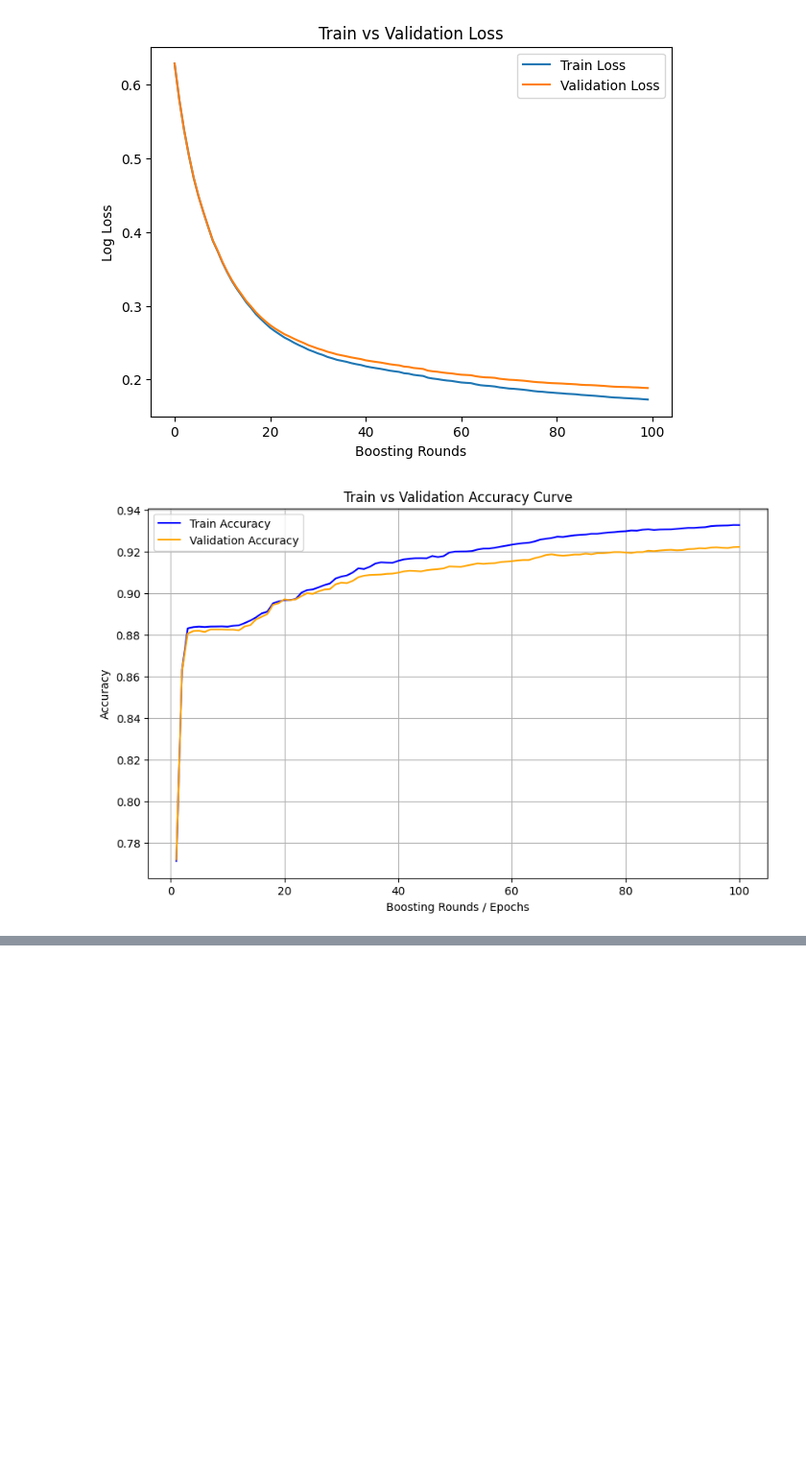
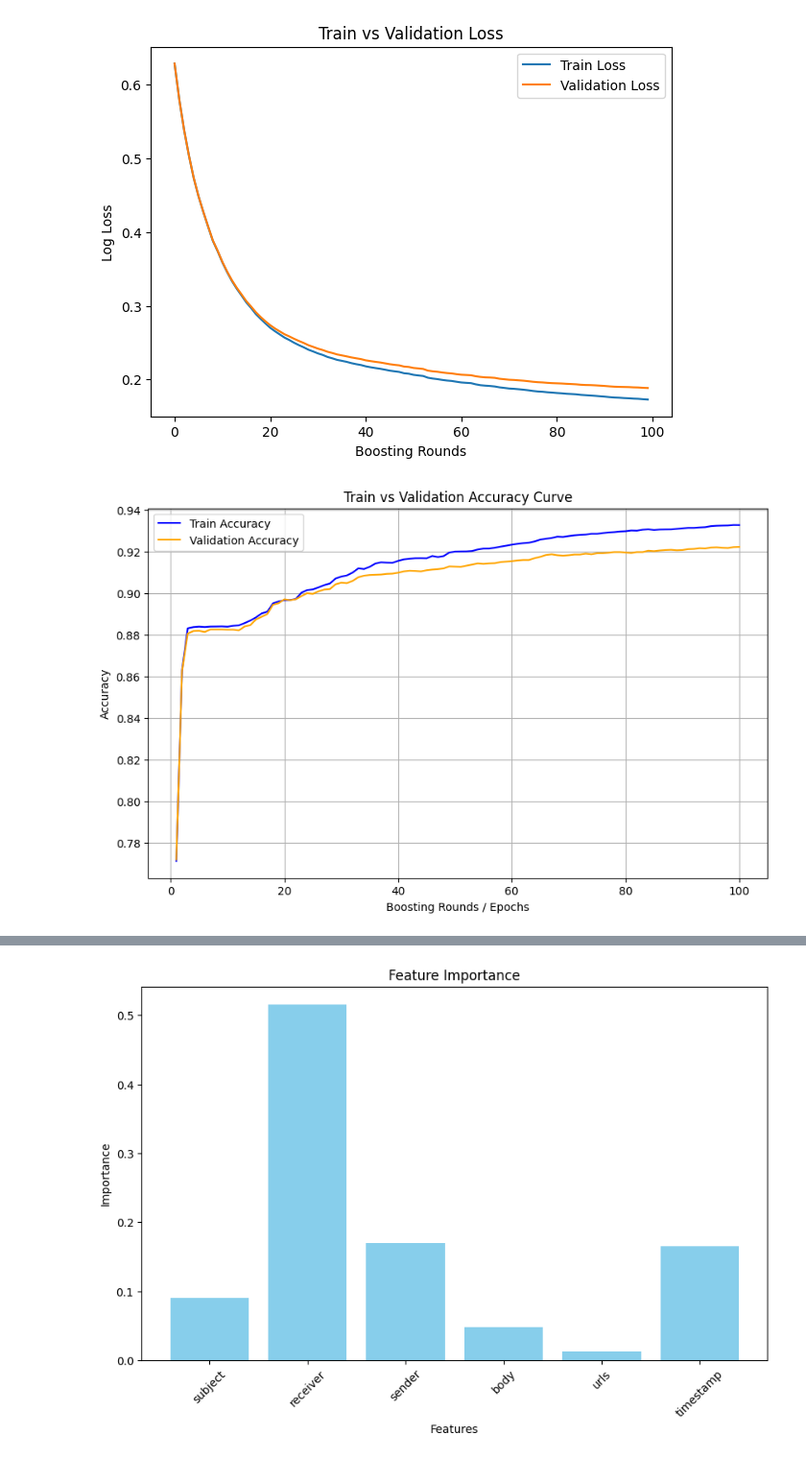
Before and after one commit to surya211099/DetectingPhishingEmail, a Jupyter notebook: DetectPhishingMail.ipynb, the cells around one changed output, grey strips where cells are left out. Shown at 96% size. Saved outputs shown, nothing was run; the diff lists cells and outputs as text; code cells hidden in the pictures; blank space fills up the shorter version.

```diff
--- a/DetectPhishingMail.ipynb
+++ b/DetectPhishingMail.ipynb
@@ -773,3 +773,65 @@ plt.grid(True)
 plt.show()
 # %% [output]
 [figure]
+# %%
+# Import libraries
+import pandas as pd
+import numpy as np
+from sklearn.model_selection import train_test_split
+from sklearn.ensemble import RandomForestClassifier
+from sklearn.metrics import (accuracy_score, precision_score, recall_score, f1_score,
+                             confusion_matrix, classification_report)
+import matplotlib.pyplot as plt
+
+# Load CSV (replace with your CSV file)
+df = pd.read_csv("/content/drive/MyDrive/Dessertation/phishing_numeric_dataset.csv")
+
+# Split features and label (last column assumed as label)
+X = df.iloc[:, :-1]
+y = df.iloc[:, -1]
+
+# Train-validation split
+X_train, X_val, y_train, y_val = train_test_split(X, y, test_size=0.2, random_state=42)
+
+# Initialize and train Random Forest
+rf = RandomForestClassifier(n_estimators=100, random_state=42)
+rf.fit(X_train, y_train)
+
+# Predictions
+y_train_pred = rf.predict(X_train)
+y_val_pred = rf.predict(X_val)
+
+# Compute metrics
+accuracy = accuracy_score(y_val, y_val_pred)
+train_loss = np.mean(y_train != y_train_pred)      # proportion format
+val_loss = np.mean(y_val != y_val_pred)            # proportion format
+precision = precision_score(y_val, y_val_pred, average='weighted')
+recall = recall_score(y_val, y_val_pred, average='weighted')
+f1 = f1_score(y_val, y_val_pred, average='weighted')
+conf_matrix = confusion_matrix(y_val, y_val_pred)
+class_report = classification_report(y_val, y_val_pred)
+
+# Print metrics (without forcing decimal formatting)
+print("Accuracy:", accuracy)
+print("Train Loss:", train_loss)
+print("Validation Loss:", val_loss)
+print("Precision:", precision)
+print("Recall:", recall)
+print("F1 Score:", f1)
+print("Confusion Matrix:")
+print(conf_matrix)
+print("Classification Report:")
+print(class_report)
+
+# Feature importance plot
+importances = rf.feature_importances_
+feature_names = X.columns
+
+plt.figure(figsize=(10,6))
+plt.bar(feature_names, importances, color='skyblue')
+plt.title("Feature Importance")
+plt.xlabel("Features")
+plt.ylabel("Importance")
+plt.xticks(rotation=45)
+plt.show()
+# %% [output]
@@ -775,0 +856 @@ plt.show()
+[figure, added]
```
Also changed, not shown: parts of 4 cells of this notebook.
